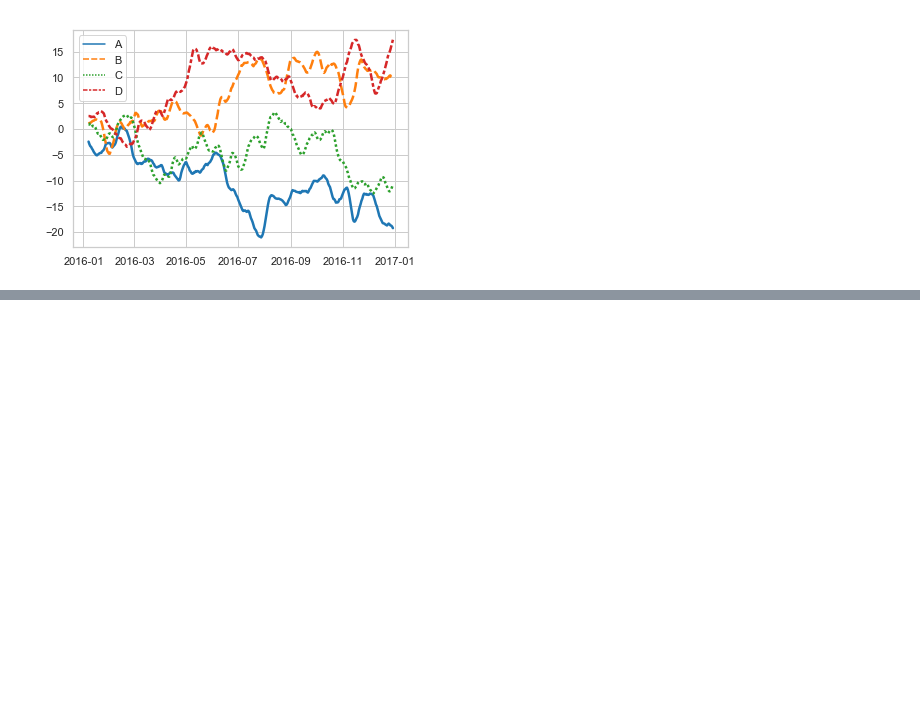
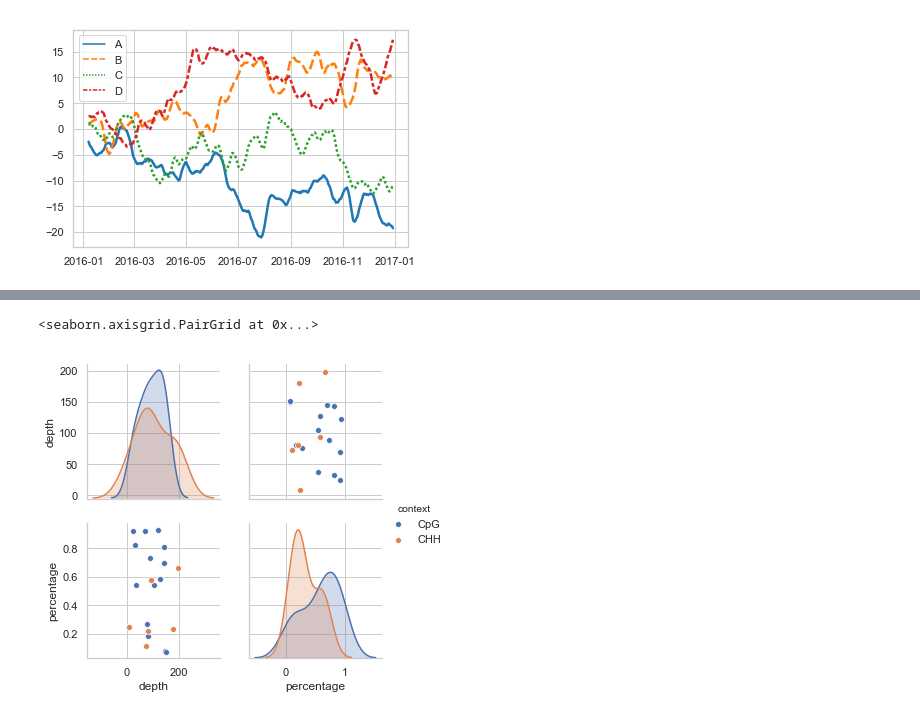
Before and after one commit to btrspg/python-lib-test, a Jupyter notebook: seaborn-test.ipynb, the cells around one changed output, grey strips where cells are left out. Saved outputs shown, nothing was run; the diff lists cells and outputs as text; code cells hidden in the pictures; blank space fills up the shorter version.

Commit message:
seaborn 多种数据比较

```diff
--- a/seaborn-test.ipynb
+++ b/seaborn-test.ipynb
@@ -145,0 +130,6 @@ DatetimeIndex(['2016-01-01', '2016-01-02', '2016-01-03', '2016-01-04',
+# %%
+mytype = np.random.randint(1,4,20)
+mydepth = np.random.randint(2,200,20)
+mypercentage=np.random.rand(20)
+mycontext = np.random.randint(1,3,20)
+print(mytype,mydepth,mypercentage,mycontext)
@@ -145,0 +142,6 @@ DatetimeIndex(['2016-01-01', '2016-01-02', '2016-01-03', '2016-01-04',
+# %%
+pd_data = pd.DataFrame(mytype,columns=['type'])
+pd_data['depth']=mydepth
+pd_data['percentage']=mypercentage
+pd_data['context']=mycontext
+print(pd_data)
@@ -145,0 +166,7 @@ DatetimeIndex(['2016-01-01', '2016-01-02', '2016-01-03', '2016-01-04',
+# %%
+pd_data['context'][pd_data['context'] == 1] = 'CpG'
+pd_data['context'][pd_data['context'] == 2] = 'CHH'
+pd_data['type'][pd_data['type'] == 1] = 'cgi'
+pd_data['type'][pd_data['type'] == 2] = 'promoter'
+pd_data['type'][pd_data['type'] == 3] = 'nothing'
+print(pd_data)
@@ -145,0 +191,5 @@ DatetimeIndex(['2016-01-01', '2016-01-02', '2016-01-03', '2016-01-04',
+# %%
+sns.pairplot(pd_data, hue="context")
+# %% [output]
+<seaborn.axisgrid.PairGrid at 0x...>
+[figure, added]
```
Also changed, not shown: parts of 10 cells of this notebook.
